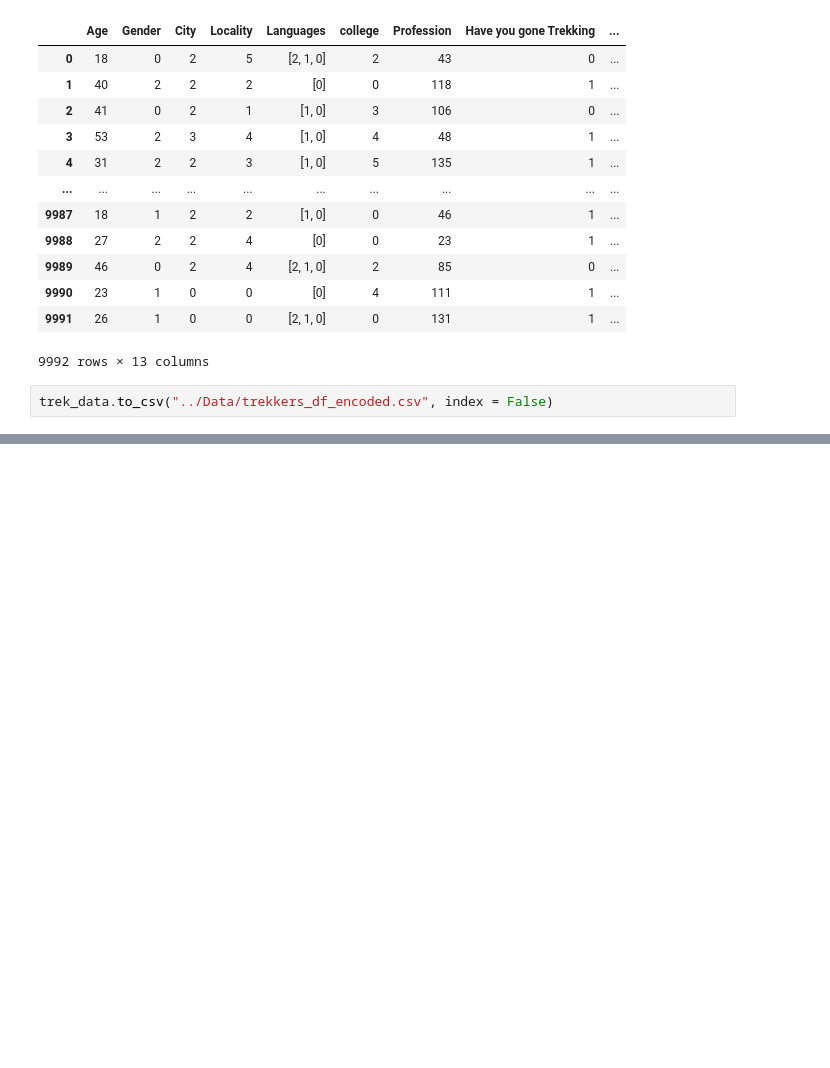
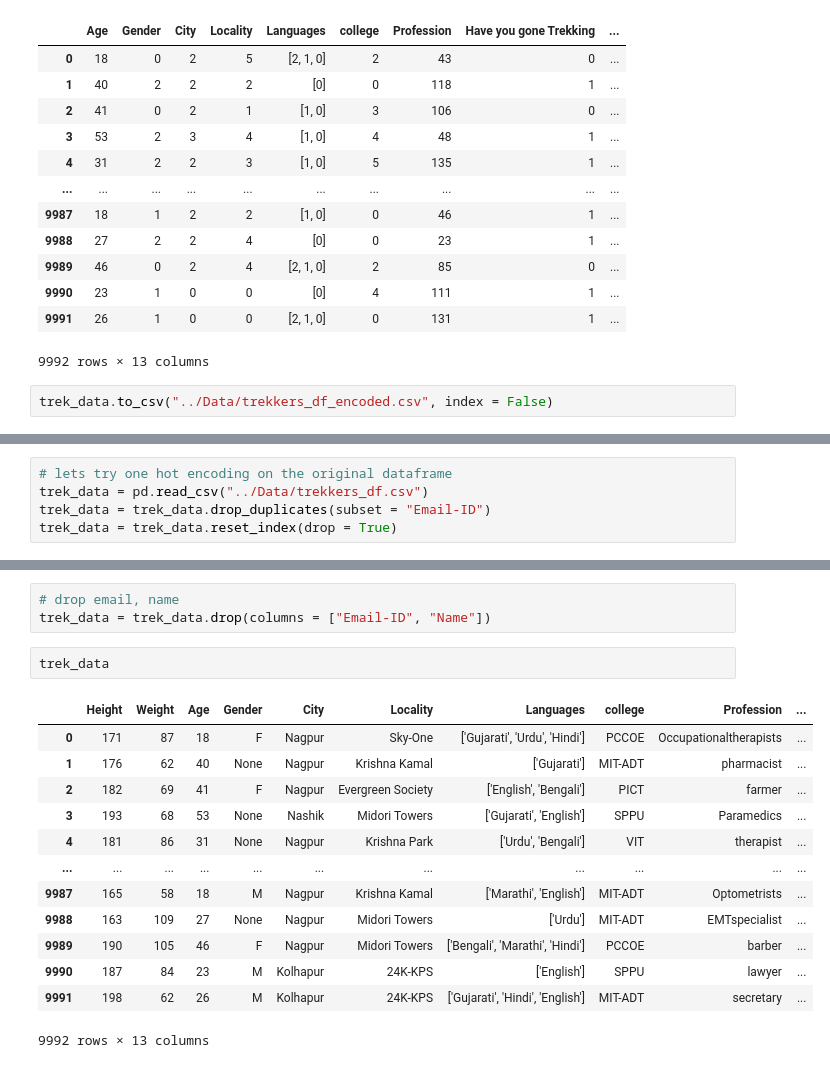
Before and after one commit to yashlad27/Group-Recommendation-For-Trek-Using-Social-Networks, a Jupyter notebook: Code/Data_Preprocessing_Notebook.ipynb, the cells around one changed output, grey strips where cells are left out. Drawn from its saved outputs; the diff is of its cells as text; blank space fills up the shorter version.

```diff
--- a/Code/Data_Preprocessing_Notebook.ipynb
+++ b/Code/Data_Preprocessing_Notebook.ipynb
@@ -245,0 +266,5 @@ trek_data.to_csv("../Data/trekkers_df_encoded.csv", index = False)
+# %%
+# lets try one hot encoding on the original dataframe
+trek_data = pd.read_csv("../Data/trekkers_df.csv")
+trek_data = trek_data.drop_duplicates(subset = "Email-ID")
+trek_data = trek_data.reset_index(drop = True)
@@ -245,0 +287,19 @@ trek_data.to_csv("../Data/trekkers_df_encoded.csv", index = False)
+# %%
+# drop email, name
+trek_data = trek_data.drop(columns = ["Email-ID", "Name"])
+# %%
+trek_data
+# %% [output]
+|  | Height | Weight | Age | Gender | City | Locality | Languages | college | Profession | ... |
+| 0 | 171 | 87 | 18 | F | Nagpur | Sky-One | ['Gujarati', 'Urdu', 'Hindi'] | PCCOE | Occupationaltherapists | ... |
+| 1 | 176 | 62 | 40 | None | Nagpur | Krishna Kamal | ['Gujarati'] | MIT-ADT | pharmacist | ... |
+| 2 | 182 | 69 | 41 | F | Nagpur | Evergreen Society | ['English', 'Bengali'] | PICT | farmer | ... |
+| 3 | 193 | 68 | 53 | None | Nashik | Midori Towers | ['Gujarati', 'English'] | SPPU | Paramedics | ... |
+| 4 | 181 | 86 | 31 | None | Nagpur | Krishna Park | ['Urdu', 'Bengali'] | VIT | therapist | ... |
+| ... | ... | ... | ... | ... | ... | ... | ... | ... | ... | ... |
+| 9987 | 165 | 58 | 18 | M | Nagpur | Krishna Kamal | ['Marathi', 'English'] | MIT-ADT | Optometrists | ... |
+| 9988 | 163 | 109 | 27 | None | Nagpur | Midori Towers | ['Urdu'] | MIT-ADT | EMTspecialist | ... |
+| 9989 | 190 | 105 | 46 | F | Nagpur | Midori Towers | ['Bengali', 'Marathi', 'Hindi'] | PCCOE | barber | ... |
+| 9990 | 187 | 84 | 23 | M | Kolhapur | 24K-KPS | ['English'] | SPPU | lawyer | ... |
+| 9991 | 198 | 62 | 26 | M | Kolhapur | 24K-KPS | ['Gujarati', 'Hindi', 'English'] | MIT-ADT | secretary | ... |
+9992 rows × 13 columns
```
Also changed, not shown: parts of 19 cells of this notebook, 1 other file.
